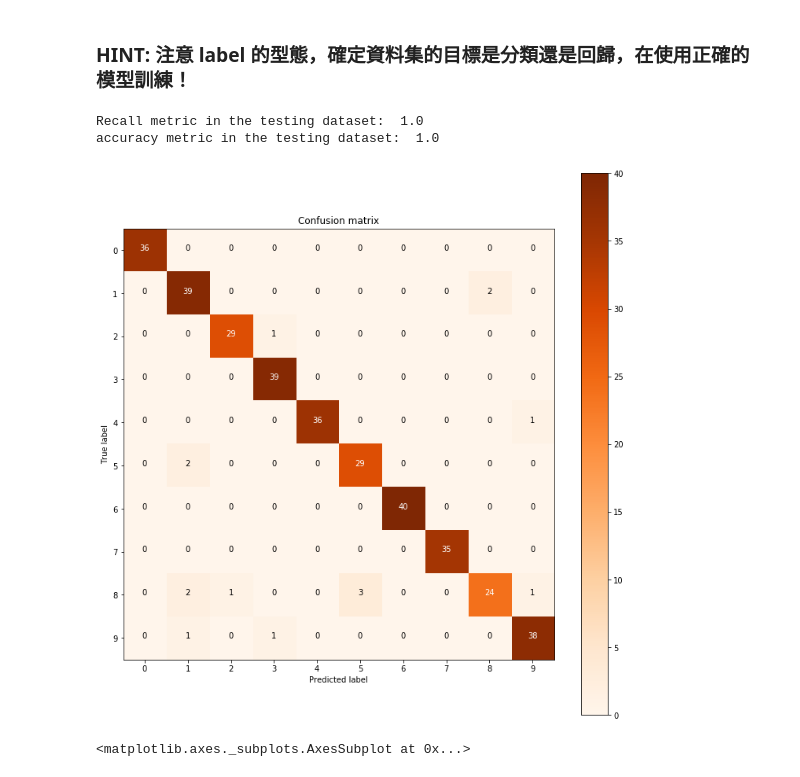
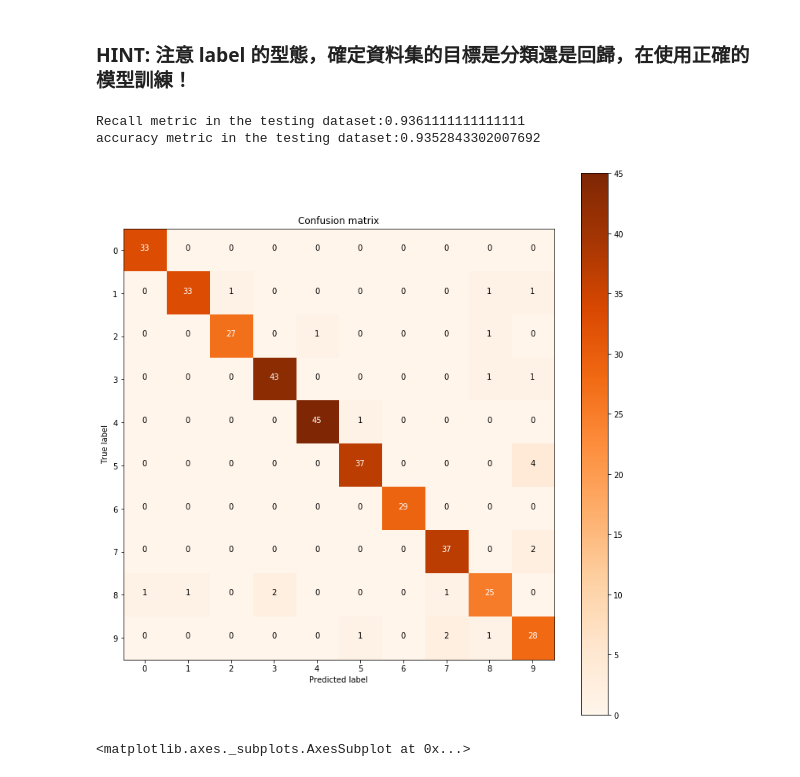
Before and after one commit to midilandlu/2nd-ML100Days-1, a Jupyter notebook: homework/Day_038_HW.ipynb, the cells around one changed output. Drawn from its saved outputs; the diff is of its cells as text; code cells hidden in the pictures.

```diff
--- a/homework/Day_038_HW.ipynb
+++ b/homework/Day_038_HW.ipynb
@@ -34,44 +35,45 @@ classifier.fit(X_train , y_train)
 y_pred = classifier.predict(X_test)
 cnf_matrix = confusion_matrix(y_test , y_pred)
 # %%
-print("Recall metric in the testing dataset: ", cnf_matrix[1,1]/(cnf_matrix[1,0]+cnf_matrix[1,1]))
-
-print("accuracy metric in the testing dataset: ", (cnf_matrix[1,1]+cnf_matrix[0,0])/(cnf_matrix[0,0]+cnf_matrix[1,1]+cnf_matrix[1,0]+cnf_matrix[0,1]))
+print("Recall metric in the testing dataset:{}"\
+      .format(metrics.accuracy_score(y_test , y_pred)))
+print("accuracy metric in the testing dataset:{}"\
+      .format(metrics.precision_score(y_test , y_pred , average='macro')))
 
 def plot_confusion_matrix(cm, classes,
                           title='Confusion matrix',
                           cmap=plt.cm.Oranges):
     """
     This function prints and plots the confusion matrix.
     """
     plt.imshow(cm, interpolation='nearest', cmap=cmap)
     plt.title(title)
     plt.colorbar()
     tick_marks = np.arange(len(classes))
     plt.xticks(tick_marks, classes, rotation=0)
     plt.yticks(tick_marks, classes)
 
     thresh = cm.max() / 2.
     for i, j in itertools.product(range(cm.shape[0]), range(cm.shape[1])):
         plt.text(j, i, cm[i, j],
                  horizontalalignment="center",
                  color="white" if cm[i, j] > thresh else "black")
 
     plt.tight_layout()
     plt.ylabel('True label')
     plt.xlabel('Predicted label')
 
 class_names = [i for i in range(0 , 10)]
 
 plt.figure(figsize = (10 , 10))
 plot_confusion_matrix(cnf_matrix ,
                       classes = class_names ,
                       title = 'Confusion matrix')
 plt.show()
 # %% [output]
-Recall metric in the testing dataset:  1.0
-accuracy metric in the testing dataset:  1.0
+Recall metric in the testing dataset:0.9361111111111111
+accuracy metric in the testing dataset:0.9352843302007692
-[figure, old version]
+[figure, new version]
 # %%
 # 回歸
 from sklearn import datasets
```
Also changed, not shown: parts of 1 cell of this notebook.
